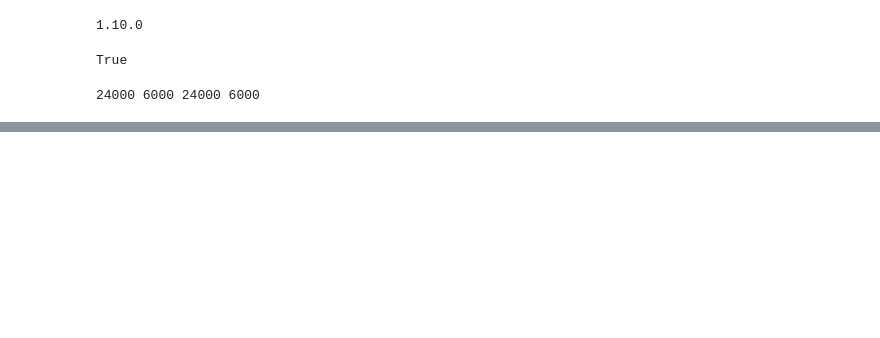
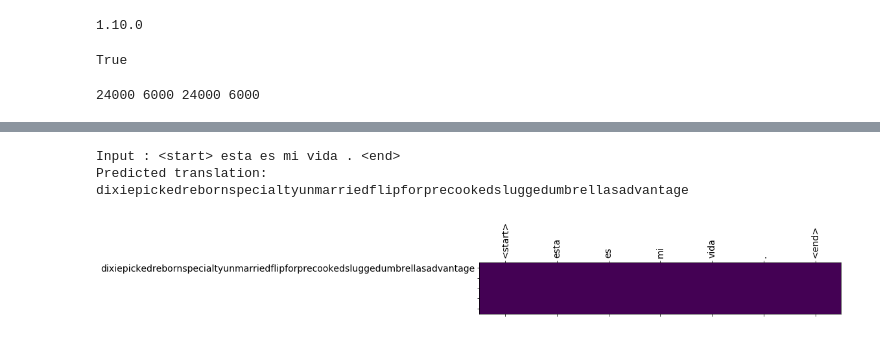
Before and after one commit to aman304gupta/Neural_Machine_Translation, a Jupyter notebook: Untitled.ipynb, the cells around one changed output, grey strips where cells are left out. Saved outputs shown, nothing was run; the diff lists cells and outputs as text; code cells hidden in the pictures; blank space fills up the shorter version.

```diff
--- a/Untitled.ipynb
+++ b/Untitled.ipynb
@@ -143,0 +388,6 @@ dataset = dataset.batch(BATCH_SIZE, drop_remainder = True) ## i.e drop the last
+# %%
+translate('esta es mi vida.', encoder, decoder, inp_lang, targ_lang, max_length_inp, max_length_tar)
+# %% [output]
+Input : <start> esta es mi vida . <end>
+Predicted translation: dixiepickedrebornspecialtyunmarriedflipforprecookedsluggedumbrellasadvantage
+[figure, added]
```
Also changed, not shown: parts of 17 cells of this notebook, 1 other file.
